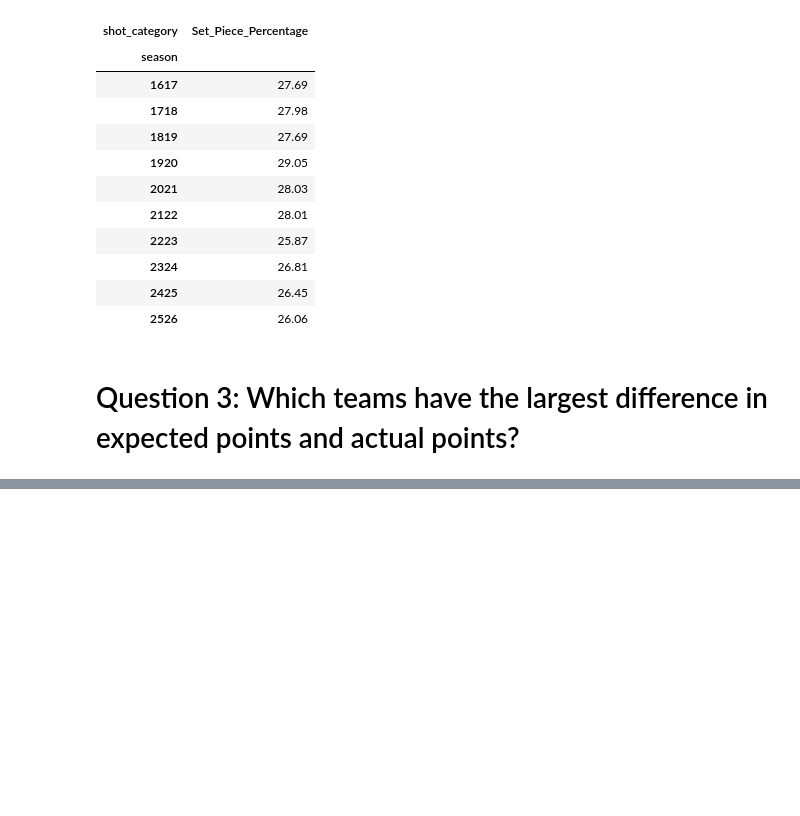
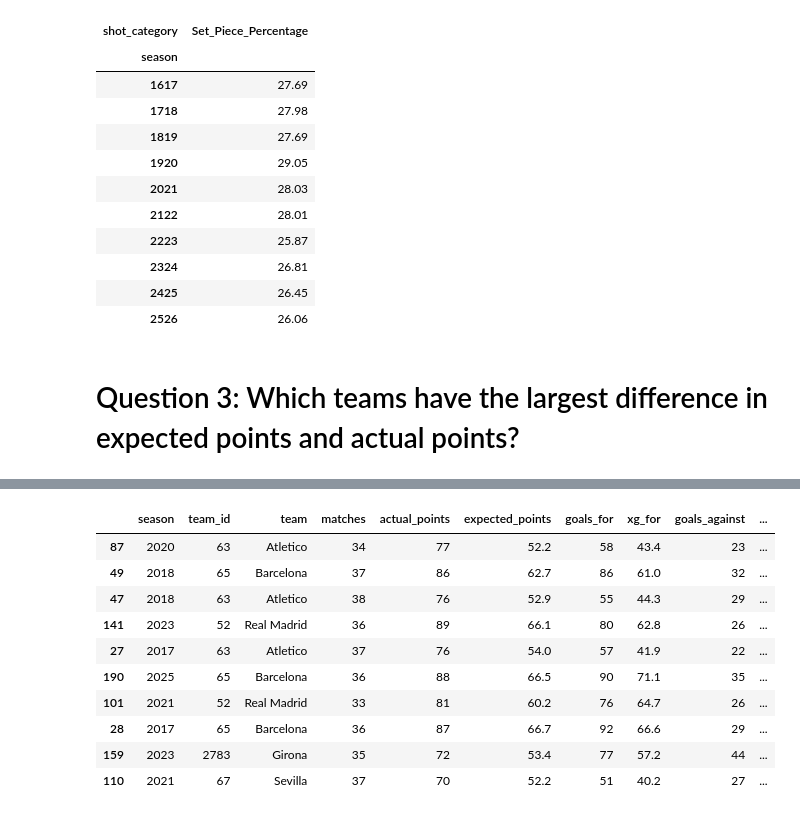
Before and after one commit to PhilipVickery/445FinalProject, a Jupyter notebook: LaLiga.ipynb, the cells around one changed output, grey strips where cells are left out. Cells and saved outputs as stored; diff of their text form; code cells hidden in the pictures; blank space fills up the shorter version.

```diff
--- a/LaLiga.ipynb
+++ b/LaLiga.ipynb
@@ -740,48 +740,76 @@ Set-piece shot share by season:
 # %% [markdown]
 # Question 3: Which teams have the largest difference in expected points and actual points?
 # %%
-matchdf = pd.read_csv("esp_shots_2016_2025.csv");
+from scipy.stats import poisson
 
-# Preprocessing to help parse 'Own Goals'
-matchdf["is_goal"] = matchdf["is_goal"].astype(int)
+matchdf = pd.read_csv("esp_shots_2016_2025.csv")
+
+# Use the season starting year (1617 -> 2016)
+matchdf["season"] = 2000 + matchdf["season"] // 100
+
+# Preprocessing to handle own goals and xG
+matchdf["is_goal"] = (matchdf["is_goal"] & ~matchdf["is_own_goal"]).astype(int)
 matchdf["is_own_goal"] = matchdf["is_own_goal"].astype(int)
 matchdf["xg_valid"] = matchdf["xg"].where(matchdf["is_own_goal"] == 0, 0)
 
-# One Row per Team per Match
-teamGames = (matchdf.groupby(["season", "match_id", "team_id"], as_index=False)
-            .agg(xg_for=("xg_valid", "sum"),
-                 goals_scored=("is_goal", "sum"),
-                 own_goals_by=("is_own_goal", "sum")))
+# One row per team per match
+teamGames = (matchdf.groupby(["season", "match_id", "team_id", "team"], as_index=False)
+    .agg(xg_for=("xg_valid", "sum"),
+         missing_xg=("xg_valid", lambda values: values.isna().any()),
+         goals_scored=("is_goal", "sum"),
+         own_goals_by=("is_own_goal", "sum")))
 
-# Gather stats from single games
+# Keep matches where both teams have shot records
+complete = teamGames.groupby(["season", "match_id"])["team_id"].transform("nunique") == 2
+teamGames = teamGames[complete].copy()
+
+# Gather match stats, including own goals awarded to opponents
 singleGame = teamGames.groupby(["season", "match_id"])
-# Expected goals by team in season
 xgTotal = singleGame["xg_for"].transform("sum")
-# Own goals by team in season
 ownGoalsTotal = singleGame["own_goals_by"].transform("sum")
-# Goals scored by team in season
 goalsTotal = singleGame["goals_scored"].transform("sum") + ownGoalsTotal
 
-teamGames["goals_for"] = teamGames["goals_scored"] + (ownGoalsTotal - teamGames["own_goals_by"])
+teamGames["goals_for"] = teamGames["goals_scored"] + ownGoalsTotal - teamGames["own_goals_by"]
 teamGames["goals_against"] = goalsTotal - teamGames["goals_for"]
 teamGames["xg_against"] = xgTotal - teamGames["xg_for"]
 
-seasonTable = (teamGames.groupby(["season", "team_id"], as_index=False)
-            .agg(matches=("match_id", "count"),
-            goals_for=("goals_for", "sum"), xg_for=("xg_for", "sum"),
-            goals_against=("goals_against", "sum"), xg_against=("xg_against", "sum")))
-# How team scored vs expectation
-# Main component of research question
+# Actual match points from reconstructed scores
+teamGames["Points"] = np.select(
+    [teamGames["goals_for"] > teamGames["goals_against"],
+     teamGames["goals_for"] == teamGames["goals_against"]], [3, 1], default=0
+)
+
+# Do not calculate expected points for matches with missing xG
+complete_xg = ~teamGames.groupby(["season", "match_id"])["missing_xg"].transform("any")
+teamGames = teamGames[complete_xg].copy()
+
+# Calculate expected match points from xG using a Poisson goal model
+# Expected points = 3 * P(win) + P(draw)
+k = np.arange(31)
+for_xg = teamGames["xg_for"].to_numpy()[:, None]
+against_xg = teamGames["xg_against"].to_numpy()[:, None]
+p_win = (poisson.pmf(k, for_xg) * poisson.cdf(k - 1, against_xg)).sum(axis=1)
+p_draw = (poisson.pmf(k, for_xg) * poisson.pmf(k, against_xg)).sum(axis=1)
+teamGames["xPts"] = 3 * p_win + p_draw
+
+# One row per team per season
+seasonTable = (teamGames.groupby(["season", "team_id", "team"], as_index=False)
+    .agg(matches=("match_id", "count"),
+         actual_points=("Points", "sum"), expected_points=("xPts", "sum"),
+         goals_for=("goals_for", "sum"), xg_for=("xg_for", "sum"),
+         goals_against=("goals_against", "sum"), xg_against=("xg_against", "sum")))
+
+seasonTable["points_diff"] = seasonTable["actual_points"] - seasonTable["expected_points"]
 seasonTable["gf_diff"] = seasonTable["goals_for"] - seasonTable["xg_for"]
-# How team fared defending vs expectation
 seasonTable["ga_diff"] = seasonTable["goals_against"] - seasonTable["xg_against"]
-# How team was expected to score against opponent
 seasonTable["xg_diff"] = seasonTable["xg_for"] - seasonTable["xg_against"]
+seasonTable["team_season"] = seasonTable["team"] + " (" + seasonTable["season"].astype(str) + ")"
 
+print("Biggest single season points overperformers:")
+display(seasonTable.sort_values("points_diff", ascending=False).head(10).round(1))
 
-print("Biggest single season finishing overperformers (goals above xG):")
-print(seasonTable.sort_values("gf_diff", ascending=False).head(10).round(1))
+print("\nBiggest single season points underperformers:")
+display(seasonTable.sort_values("points_diff").head(10).round(1))
 
-print("\nBiggest single season finishing underperformers (goals below xG):")
-print(seasonTable.sort_values("gf_diff").head(10).round(1))
+print("Note: expected points use a Poisson model; points come from recorded shot-event goals.")
 # %% [output]
@@ -804,0 +817,11 @@ Biggest single season finishing overperformers (goals above xG):
+|  | season | team_id | team | matches | actual_points | expected_points | goals_for | xg_for | goals_against | ... |
+| 87 | 2020 | 63 | Atletico | 34 | 77 | 52.2 | 58 | 43.4 | 23 | ... |
+| 49 | 2018 | 65 | Barcelona | 37 | 86 | 62.7 | 86 | 61.0 | 32 | ... |
+| 47 | 2018 | 63 | Atletico | 38 | 76 | 52.9 | 55 | 44.3 | 29 | ... |
+| 141 | 2023 | 52 | Real Madrid | 36 | 89 | 66.1 | 80 | 62.8 | 26 | ... |
+| 27 | 2017 | 63 | Atletico | 37 | 76 | 54.0 | 57 | 41.9 | 22 | ... |
+| 190 | 2025 | 65 | Barcelona | 36 | 88 | 66.5 | 90 | 71.1 | 35 | ... |
+| 101 | 2021 | 52 | Real Madrid | 33 | 81 | 60.2 | 76 | 64.7 | 26 | ... |
+| 28 | 2017 | 65 | Barcelona | 36 | 87 | 66.7 | 92 | 66.6 | 29 | ... |
+| 159 | 2023 | 2783 | Girona | 35 | 72 | 53.4 | 77 | 57.2 | 44 | ... |
+| 110 | 2021 | 67 | Sevilla | 37 | 70 | 52.2 | 51 | 40.2 | 27 | ... |
```
Also changed, not shown: parts of 2 cells of this notebook.
